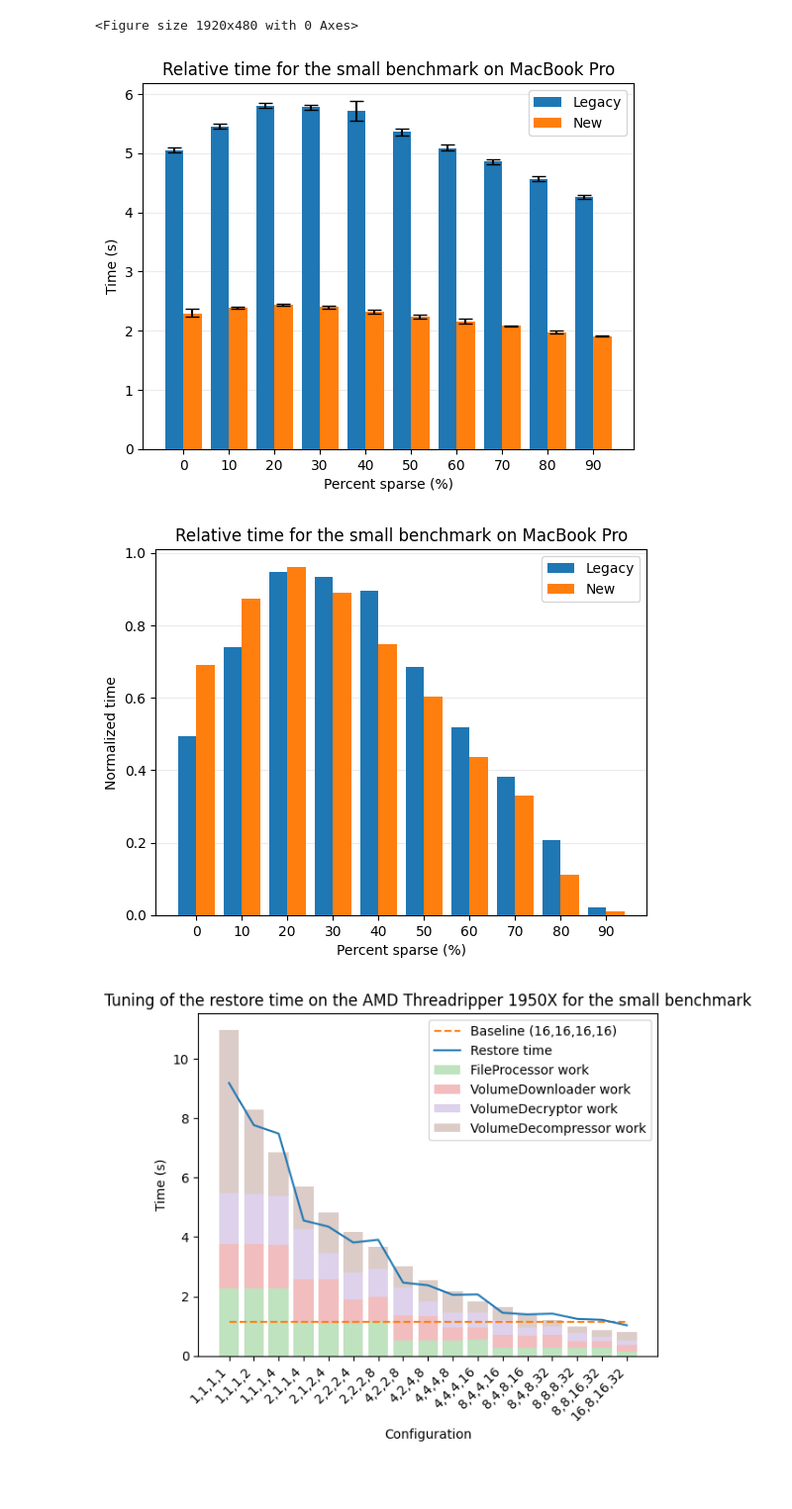
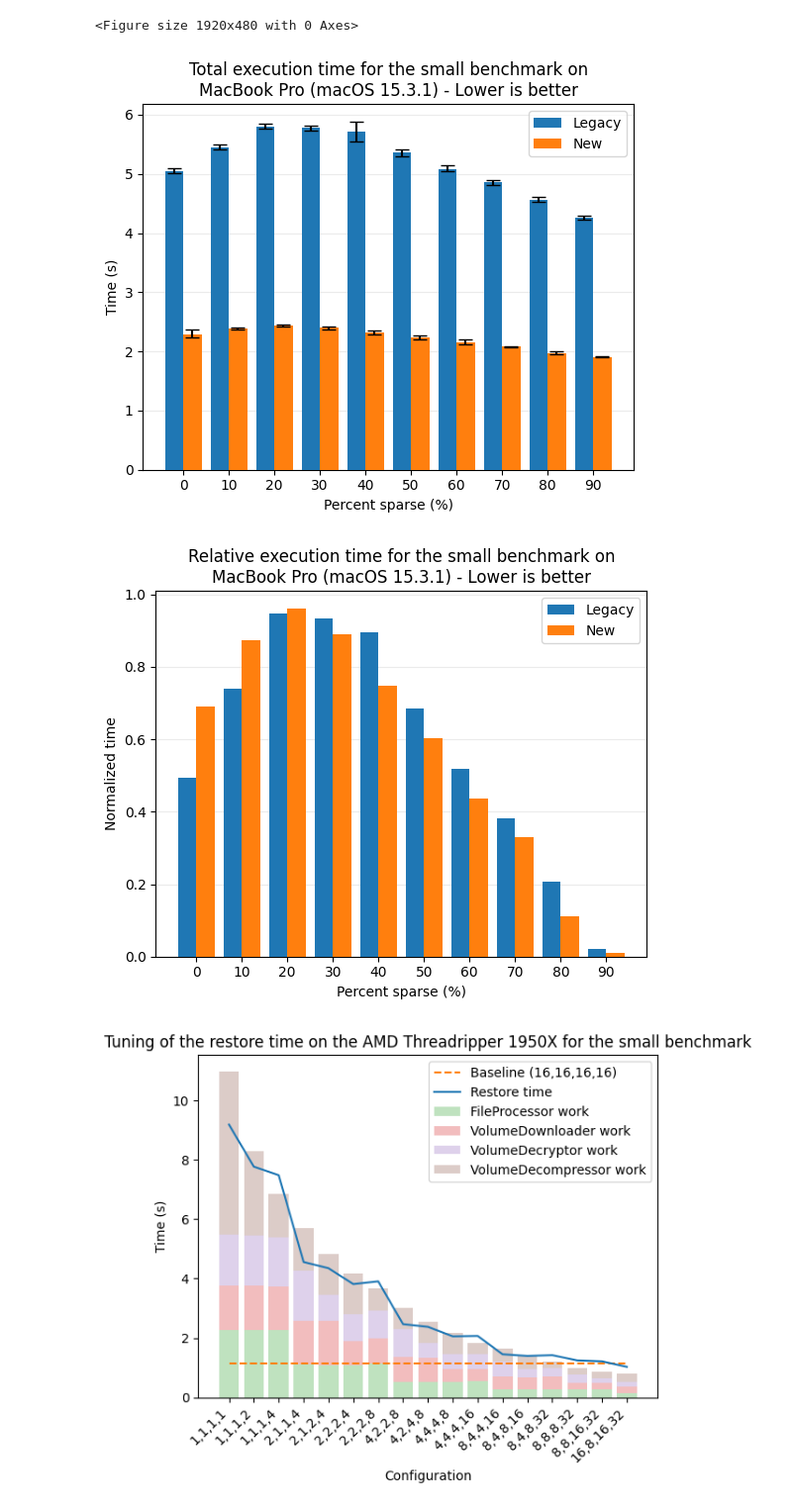
Before and after one commit to carljohnsen/duplicati-blogpost, a Jupyter notebook: WIP-restore/benchmark/plotting.ipynb, the cells around one changed output. Shown at 99% size. Cells and saved outputs as stored; diff of their text form; code cells hidden in the pictures; blank space fills up the shorter version.

```diff
--- a/WIP-restore/benchmark/plotting.ipynb
+++ b/WIP-restore/benchmark/plotting.ipynb
@@ -56,7 +57,7 @@ def clean(times):
     no_outliers = np.sort(times)[1:-1]
     return np.mean(no_outliers), np.min(no_outliers), np.max(no_outliers)
 
-def plot_bars_regular(runs, host, size, host_label, omit_title=False):
+def plot_bars_regular(runs, host_idx, size, omit_title=False):
     width = .2
     off = -width
     super_means = []
@@ -66,7 +67,7 @@ def plot_bars_regular(runs, host, size, host_label, omit_title=False):
         mins = []
         maxs = []
         for b in benchmarks:
-            mean, mi, ma = clean(runs[host][size][b][l])
+            mean, mi, ma = clean(runs[hosts[host_idx]][size][b][l])
             means.append(mean)
             mins.append(mi)
             maxs.append(ma)
@@ -105,11 +106,11 @@ def plot_bars_regular(runs, host, size, host_label, omit_title=False):
     plt.ylabel('Time (s)')
     plt.xlabel('Benchmark')
     if not omit_title:
-        plt.title(f'Execution time for the {size} benchmark on {host_label}')
+        plt.title(f'Total execution time for the {size} benchmark on\n{hosts_labels[host_idx]} ({hosts_os[host_idx]}) - Lower is better')
     plt.grid(axis='y', alpha=.25, zorder=0)
 
     return average_speedup
 
-plot_bars_regular(runs, hosts[0], 'small', hosts_labels[0])
+plot_bars_regular(runs, 3, 'small')
 plt.show()
 # %% [output]
@@ -119,27 +120,25 @@ if not os.path.exists(figures_dir):
     os.mkdir(figures_dir)
 
 speedups = []
-for host, host_label in zip(hosts, hosts_labels):
+for host_idx in range(len(hosts)):
     for size in sizes:
-        speedup = plot_bars_regular(runs, host, size, host_label)
+        speedup = plot_bars_regular(runs, host_idx, size)
         speedups.append(speedup)
         # More horizontal space for the legend
         #plt.tight_layout(rect=[0, 0, 1, .9])
         plt.tight_layout()
-        plt.savefig(f'{figures_dir}/{host}_{size}.png', dpi=300)
+        plt.savefig(f'{figures_dir}/{hosts[host_idx]}_{size}.png', dpi=300)
         plt.clf()
 
 print (sum(speedups)/len(speedups))
 
-for host, host_label in zip(hosts, hosts_labels):
+for host_idx in range(len(hosts)):
     plt.figure(figsize=(19.2, 4.8))
     for col in range(len(sizes)):
         plt.subplot(1, 3, col+1)
-        plot_bars_regular(runs, host, sizes[col], host_label)
-        #if col == 1:
-        #    plt.title(f'Execution time for the {host_label}')
+        plot_bars_regular(runs, host_idx, sizes[col])
     plt.tight_layout(rect=[0, 0, 1, .9])
-    plt.savefig(f'{figures_dir}/{host}_all.png', dpi=300)
+    plt.savefig(f'{figures_dir}/{hosts[host_idx]}_all.png', dpi=300)
     plt.clf()
 # %% [output]
 3.8017249859242983
@@ -150,49 +149,50 @@ for host, host_label in zip(hosts, hosts_labels):
 <Figure size 1920x480 with 0 Axes>
 <Figure size 1920x480 with 0 Axes>
 # %%
-def plot_bars_sparse(runs, host, host_label, normalized):
+def plot_bars_sparse(runs, host_idx, normalized):
     width = 4
     off = -(.5*width)
 
     for l in legacies:
-        measured = runs[host][sparsity_size]['sparse'][l]
+        measured = runs[hosts[host_idx]][sparsity_size]['sparse'][l]
         measured = np.sort(measured, axis=1)
         measured = measured[:, 1:-1]
         means = np.mean(measured, axis=1)
         if normalized:
             mi, ma = np.min(measured), np.max(measured)
             means = (means - mi) / (ma - mi)
         mins = np.min(measured, axis=1)
         maxs = np.max(measured, axis=1)
 
         if normalized:
             plt.bar((np.arange(10) * 10) + off, means, capsize=5, width=width, label='Legacy' if l == 'true' else 'New', zorder=3)
         else:
             plt.bar((np.arange(10) * 10) + off, means, yerr=[means-mins, maxs-means], capsize=5, width=width, label='Legacy' if l == 'true' else 'New', zorder=3)
         off += width
     plt.legend()
 
 
     plt.xticks(np.arange(10) * 10)
     #plt.xlim(-.5, len(benchmarks)-.5)
     if normalized:
         plt.ylabel('Normalized time')
+        plt.title(f'Relative execution time for the {sparsity_size} benchmark on\n{hosts_labels[host_idx]} ({hosts_os[host_idx]}) - Lower is better')
     else:
         plt.ylabel('Time (s)')
+        plt.title(f'Total execution time for the {sparsity_size} benchmark on\n{hosts_labels[host_idx]} ({hosts_os[host_idx]}) - Lower is better')
     plt.xlabel('Percent sparse (%)')
-    plt.title(f'Relative time for the {sparsity_size} benchmark on {host_label}')
     plt.grid(axis='y', alpha=.25, zorder=0)
 
-plot_bars_sparse(runs, hosts[0], hosts_labels[0], False)
+plot_bars_sparse(runs, 0, False)
 plt.savefig(f'{figures_dir}/{hosts[0]}_sparse.png', dpi=300)
 plt.show()
 plt.clf()
-plot_bars_sparse(runs, hosts[0], hosts_labels[0], True)
+plot_bars_sparse(runs, 0, True)
 plt.savefig(f'{figures_dir}/{hosts[0]}_sparse_normalized.png', dpi=300)
 plt.show()
 # %% [output]
-[figure, old version]
+[figure, new version]
-[figure, old version]
+[figure, new version]
 # %%
 def plot_bars_filesize(runs, host, host_label):
     width = 4
```
Also changed, not shown: parts of 5 cells of this notebook, 25 other files.
